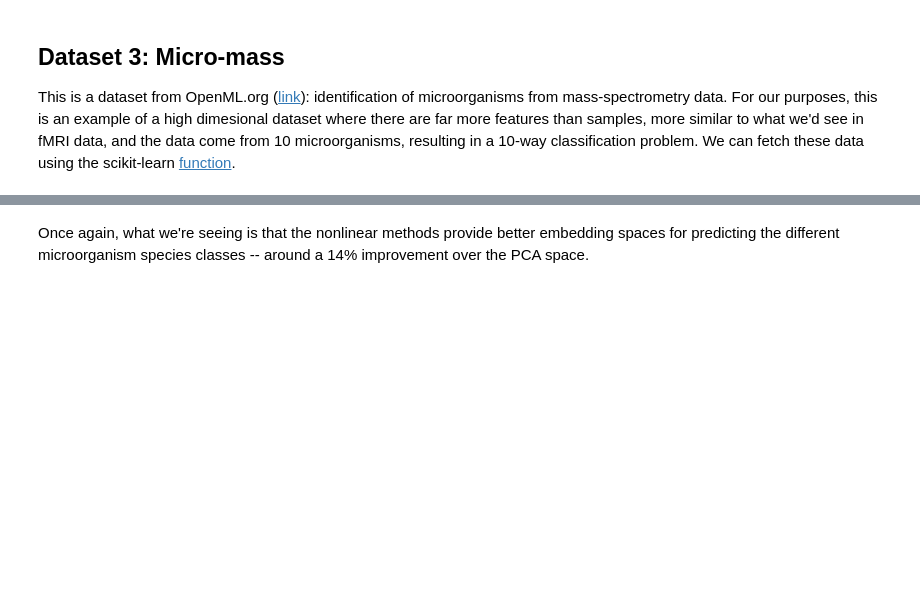
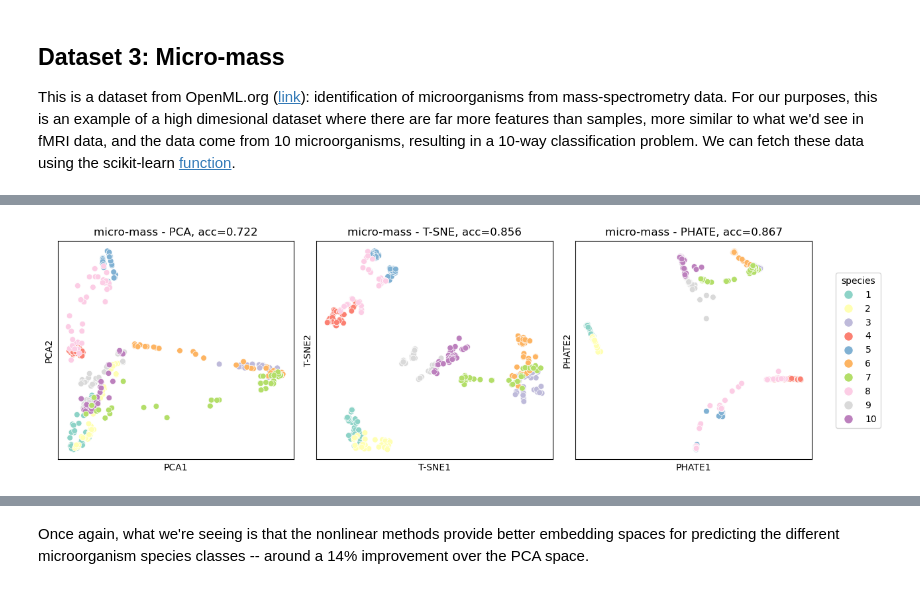
Before and after one commit to ericabusch/RepBiomrkr, a Jupyter notebook: manifold_learning_example.ipynb, the cells around one changed output, grey strips where cells are left out. Cells and saved outputs as stored; diff of their text form; code cells hidden in the pictures; blank space fills up the shorter version.

```diff
--- a/manifold_learning_example.ipynb
+++ b/manifold_learning_example.ipynb
@@ -246,53 +257,55 @@ for d in [X_pca, X_tsne, X_phate]:
 fig = plt.figure(figsize=(13, 4))
 gs = GridSpec(1, 4, width_ratios=[1, 1, 1, 0.2])  # 3 matrices + 1 narrow colorbar
 
-uniq_labels = np.unique(y)
+uniq_labels = np.unique(micromass_y)
 palette=sns.color_palette('Set3',len(uniq_labels))
 color_dict = {group: color for group, color in zip(uniq_labels, palette)}
 
 # Create axes for each matrix and colorbar
 axes = [plt.subplot(gs[i]) for i in range(4)]
 
-temp = pd.DataFrame({'x':dia_pca[:,0], 'y':dia_pca[:,1], 'c':y})
-g=sns.scatterplot(data=temp, x="x", y="y", hue="c", palette=color_dict, ax=axes[0],s=25,  legend=False)
-g.set(xticks=[],yticks=[],xlabel='',ylabel='',title=f'micro-mass - PCA, acc={np.round(accuracies[0],3)}')
+temp = pd.DataFrame({'x':X_pca[:,0], 'y':X_pca[:,1], 'c':micromass_y})
+g=sns.scatterplot(data=temp, x="x", y="y", hue="c", palette=color_dict, ax=axes[0],s=40,  legend=False)
+g.set(xticks=[],yticks=[],title=f'micro-mass - PCA, acc={np.round(accuracies[0],3)}',xlabel='PCA1',ylabel='PCA2')
 
-temp = pd.DataFrame({'x':dia_tsne[:,0], 'y':dia_tsne[:,1], 'c':y})
-g=sns.scatterplot(data=temp, x="x", y="y", hue="c",  ax=axes[1], s=25, palette=color_dict, legend=False)
-g.set(xticks=[],yticks=[],xlabel='',ylabel='',title=f'micro-mass - T-SNE, acc={np.round(accuracies[1],3)}')
+temp = pd.DataFrame({'x':X_tsne[:,0], 'y':X_tsne[:,1], 'c':micromass_y})
+g=sns.scatterplot(data=temp, x="x", y="y", hue="c",  ax=axes[1], s=40, palette=color_dict, legend=False)
+g.set(xticks=[],yticks=[],title=f'micro-mass - T-SNE, acc={np.round(accuracies[1],3)}',xlabel='T-SNE1',ylabel='T-SNE2')
 
-temp = pd.DataFrame({'x':dia_phate[:,0], 'y':dia_phate[:,1], 'c':y})
-g=sns.scatterplot(data=temp, x="x", y="y", hue="c",  ax=axes[2], s=25, palette=color_dict, legend=False)
-g.set(xticks=[],yticks=[],xlabel='',ylabel='',title=f'micro-mass - PHATE, acc={np.round(accuracies[2],3)}')
+temp = pd.DataFrame({'x':X_phate[:,0], 'y':X_phate[:,1], 'c':micromass_y})
+g=sns.scatterplot(data=temp, x="x", y="y", hue="c",  ax=axes[2], s=40, palette=color_dict, legend=False)
+g.set(xticks=[],yticks=[],title=f'micro-mass - PHATE, acc={np.round(accuracies[2],3)}',xlabel='PHATE1',ylabel='PHATE2')
 
 axes[3].axis('off')
 
 
 # Create custom legend handles
 legend_handles = []
 for group, color in color_dict.items():
     handle = Line2D(
         [0], [0],
         marker='o',
         color='w',
         markerfacecolor=color,
         markersize=10,
         label=group
     )
     legend_handles.append(handle)
 
 # Add the legend to the separate axis with adjusted parameters for many groups
 legend = axes[3].legend(
     handles=legend_handles,
     loc='center',
     fontsize=10 ,
     frameon=True,
     title='species',
     ncol=1
 )
 
 
 fig.tight_layout()
+# %% [output]
+[figure, added]
 # %%
 # Let's also look at the mistakes made by each method -- can we see any structure?
 cmat_pca = confusion_matrix(confusion_mtx[0][0], confusion_mtx[0][1],normalize='true')
```
Also changed, not shown: parts of 14 cells of this notebook, 3 other files.
